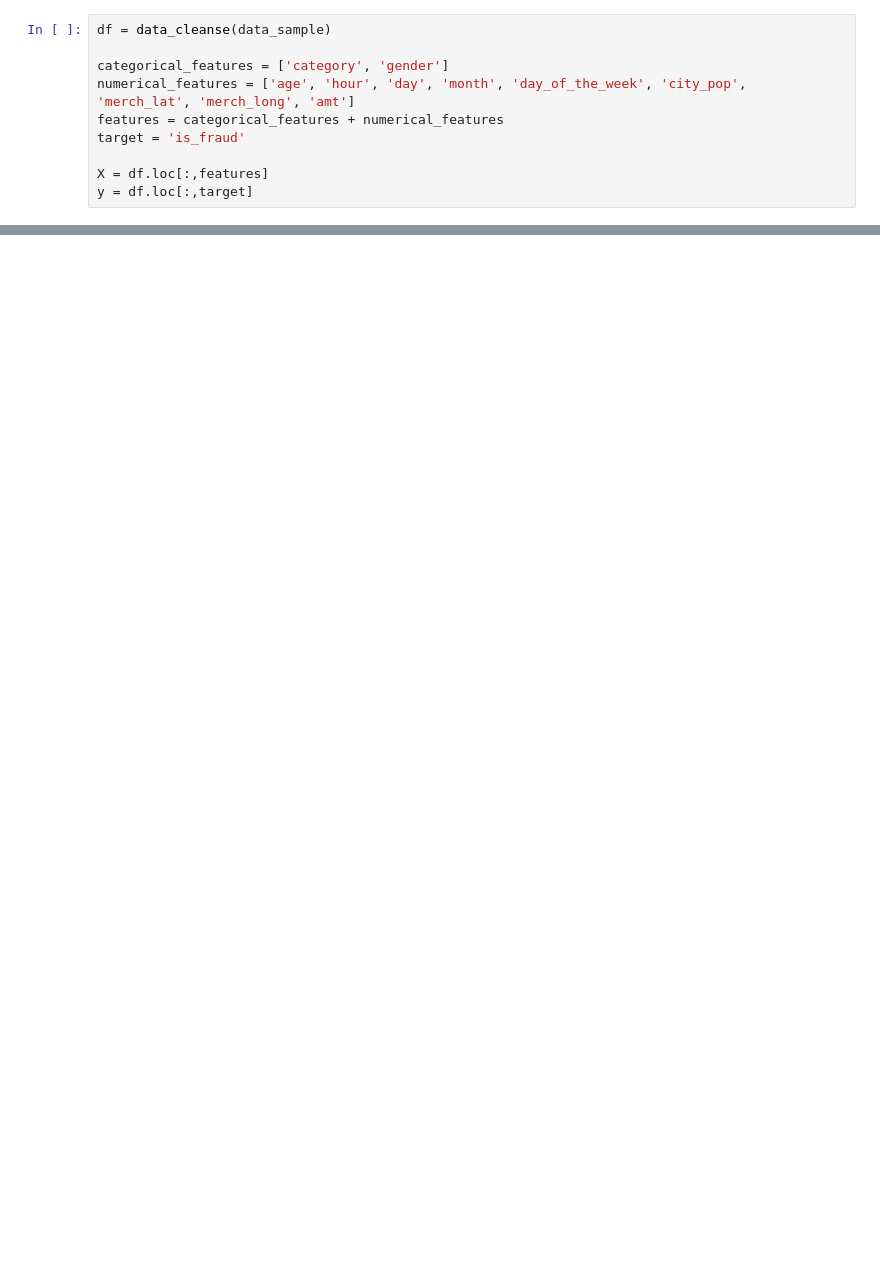
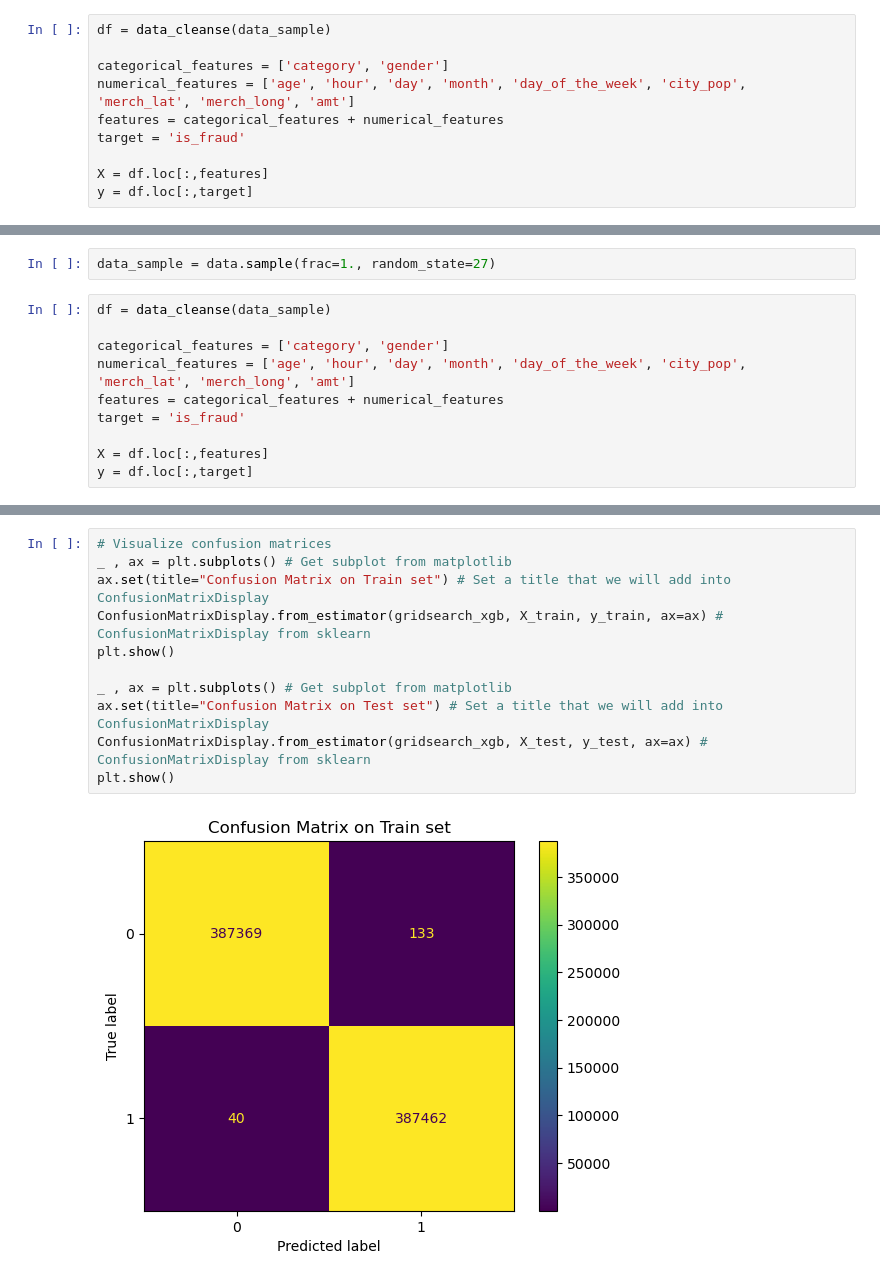
Before and after one commit to PierreSchickele/CC_Fraud_Prediction_ProjetFinal, a Jupyter notebook: Credit_Card_Fraud_Oversample.ipynb, the cells around one changed output, grey strips where cells are left out. Saved outputs shown, nothing was run; the diff lists cells and outputs as text; blank space fills up the shorter version.

```diff
--- a/Credit_Card_Fraud_Oversample.ipynb
+++ b/Credit_Card_Fraud_Oversample.ipynb
@@ -389,0 +507,12 @@ print(classification_report(y_test, y_test_pred))
+# %%
+data_sample = data.sample(frac=1., random_state=27)
+# %%
+df = data_cleanse(data_sample)
+
+categorical_features = ['category', 'gender']
+numerical_features = ['age', 'hour', 'day', 'month', 'day_of_the_week', 'city_pop', 'merch_lat', 'merch_long', 'amt']
+features = categorical_features + numerical_features
+target = 'is_fraud'
+
+X = df.loc[:,features]
+y = df.loc[:,target]
@@ -389,0 +592,13 @@ print(classification_report(y_test, y_test_pred))
+# %%
+# Visualize confusion matrices
+_ , ax = plt.subplots() # Get subplot from matplotlib
+ax.set(title="Confusion Matrix on Train set") # Set a title that we will add into ConfusionMatrixDisplay
+ConfusionMatrixDisplay.from_estimator(gridsearch_xgb, X_train, y_train, ax=ax) # ConfusionMatrixDisplay from sklearn
+plt.show()
+
+_ , ax = plt.subplots() # Get subplot from matplotlib
+ax.set(title="Confusion Matrix on Test set") # Set a title that we will add into ConfusionMatrixDisplay
+ConfusionMatrixDisplay.from_estimator(gridsearch_xgb, X_test, y_test, ax=ax) # ConfusionMatrixDisplay from sklearn
+plt.show()
+# %% [output]
+[figure, added]
```
Also changed, not shown: parts of 13 cells of this notebook.
